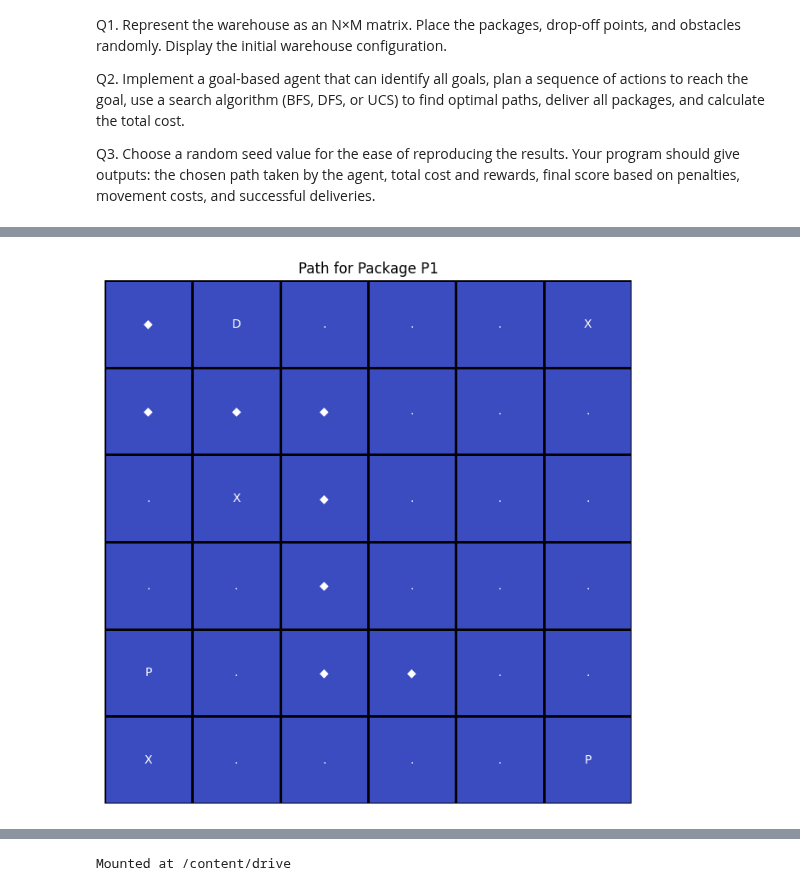
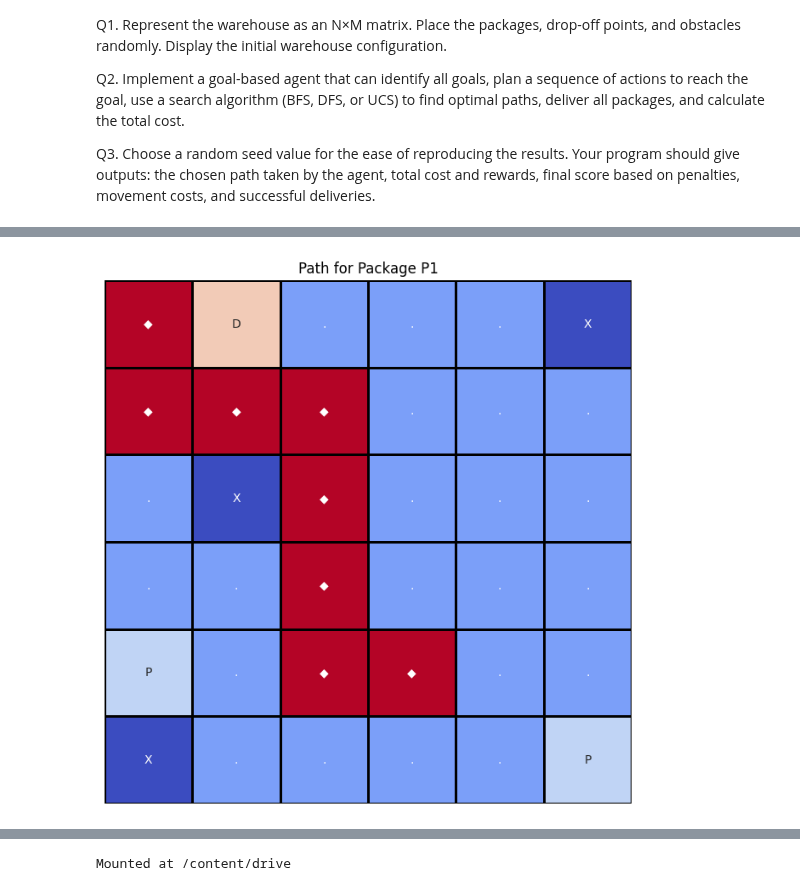
Before and after one commit to gauravraidata/IITJ-projects, a Jupyter notebook: AI_assignment_1.ipynb, the cells around one changed output, grey strips where cells are left out. Drawn from its saved outputs; the diff is of its cells as text; code cells hidden in the pictures.

```diff
--- a/AI_assignment_1.ipynb
+++ b/AI_assignment_1.ipynb
@@ -78,12 +78,27 @@ class WarehouseAgent:
         return warehouse, package_locations, dropoff_locations, obstacles
 
     def display_warehouse(self):
+        # Create a numeric representation of the warehouse for heatmap visualization
+        numeric_warehouse = np.zeros((self.N, self.M))
+        for x in range(self.N):
+            for y in range(self.M):
+                if self.warehouse[x, y] == 'X':  # Obstacles
+                    numeric_warehouse[x, y] = -1
+                elif self.warehouse[x, y].startswith('P'):  # Packages
+                    numeric_warehouse[x, y] = 1
+                elif self.warehouse[x, y].startswith('D'):  # Drop-offs
+                    numeric_warehouse[x, y] = 2
+                elif self.warehouse[x, y] == 'S':  # Start position
+                    numeric_warehouse[x, y] = 3
+
         plt.figure(figsize=(8, 8))
-        sns.heatmap(np.zeros_like(self.warehouse, dtype=float), annot=self.warehouse, cmap='coolwarm', cbar=False, linewidths=1, linecolor='black', fmt='')
+        sns.heatmap(numeric_warehouse, annot=self.warehouse, cmap='coolwarm', cbar=False,
+                    linewidths=1, linecolor='black', fmt='')
         plt.xticks([])
         plt.yticks([])
         plt.title("Warehouse Layout")
         plt.show()
+
 
     def bfs_search(self, start, goal):
         queue = Queue()
@@ -91,8 +106,6 @@ class WarehouseAgent:
         visited = set()
         paths_explored = 0
         explored_nodes = []
-        penalty_cost = 0
-        penalty_coordinates = []
 
         while not queue.empty():
             (x, y), path = queue.get()
@@ -100,7 +113,7 @@ class WarehouseAgent:
             explored_nodes.append((x, y))
 
             if (x, y) == goal:
-                return path + [(x, y)], paths_explored, explored_nodes, penalty_cost, penalty_coordinates
+                return path + [(x, y)], paths_explored, explored_nodes
 
             if (x, y) in visited:
                 continue
@@ -109,22 +122,37 @@ class WarehouseAgent:
             for dx, dy in [(-1, 0), (1, 0), (0, -1), (0, 1)]:
                 nx, ny = x + dx, y + dy
                 if 0 <= nx < self.N and 0 <= ny < self.M:
-                    if (nx, ny) in self.obstacles:
-                        self.penalty += 5
-                        penalty_cost += 5
-                        penalty_coordinates.append((nx, ny))
-                    elif (nx, ny) not in visited:
-                        queue.put(((nx, ny), path + [(x, y)]))
+                    # Skip obstacle cells to avoid penalty.
+                    if (nx, ny) in self.obstacles or (nx, ny) in visited:
+                        continue
+                    queue.put(((nx, ny), path + [(x, y)]))
 
-        return [], paths_explored, explored_nodes, penalty_cost, penalty_coordinates
+        return [], paths_explored, explored_nodes
 
     def display_path(self, path, package_num):
+        # Create a copy of the warehouse layout to add path markers
         temp_warehouse = np.copy(self.warehouse)
         for x, y in path:
-            temp_warehouse[x, y] = '◆'
+            temp_warehouse[x, y] = '◆'  # Mark the path with a special symbol
+
+        # Create a numeric representation of the warehouse for heatmap visualization
+        numeric_temp_warehouse = np.zeros((self.N, self.M))
+        for x in range(self.N):
+            for y in range(self.M):
+                if temp_warehouse[x, y] == 'X':  # Obstacles
+                    numeric_temp_warehouse[x, y] = -1
+                elif temp_warehouse[x, y].startswith('P'):  # Packages
+                    numeric_temp_warehouse[x, y] = 1
+                elif temp_warehouse[x, y].startswith('D'):  # Drop-offs
+                    numeric_temp_warehouse[x, y] = 2
+                elif temp_warehouse[x, y] == 'S':  # Start position
+                    numeric_temp_warehouse[x, y] = 3
+                elif temp_warehouse[x, y] == '◆':  # Path markers
+                    numeric_temp_warehouse[x, y] = 4
 
         plt.figure(figsize=(8, 8))
-        sns.heatmap(np.zeros_like(temp_warehouse, dtype=float), annot=temp_warehouse, cmap='coolwarm', cbar=False, linewidths=1, linecolor='black', fmt='')
+        sns.heatmap(numeric_temp_warehouse, annot=temp_warehouse, cmap='coolwarm', cbar=False,
+                    linewidths=1, linecolor='black', fmt='')
         plt.xticks([])
         plt.yticks([])
         plt.title(f"Path for Package P{package_num}")
@@ -140,25 +168,26 @@ class WarehouseAgent:
             pickup = self.packages[i]
             dropoff = self.dropoffs[i]
 
-            path_to_pickup, explored_pickup, explored_nodes_pickup, penalty_pickup, penalty_coords_pickup = self.bfs_search(self.start, pickup)
-            path_to_dropoff, explored_dropoff, explored_nodes_dropoff, penalty_dropoff, penalty_coords_dropoff = self.bfs_search(pickup, dropoff)
+            # Find path to pickup location
+            path_to_pickup, explored_pickup, explored_nodes_pickup = self.bfs_search(self.start, pickup)
+
+            # Find path to dropoff location
+            path_to_dropoff, explored_dropoff, explored_nodes_dropoff = self.bfs_search(pickup, dropoff)
 
             total_paths_explored += explored_pickup + explored_dropoff
 
-
-            total_penalty_per_package[f'P{i+1}'] = {
-                "penalty_cost": penalty_pickup + penalty_dropoff,
-                "penalty_coordinates": penalty_coords_pickup + penalty_coords_dropoff
-            }
+            # Calculate penalties (if any)
+            penalty_cost = 0
+            penalty_coordinates = []
 
             if path_to_pickup and path_to_dropoff:
                 steps = len(path_to_pickup) + len(path_to_dropoff)
                 self.steps_taken += steps
                 self.total_cost += steps
-                self.reward += 10
-                self.start = dropoff
+                self.reward += 10  # Reward for successful delivery
+                self.start = dropoff  # Update start position after delivery
 
-
+                # Combine paths and remove duplicates
                 final_path = []
                 visited_set = set()
                 for coord in path_to_pickup + path_to_dropoff:
@@ -171,11 +200,19 @@ class WarehouseAgent:
                 print(f"Paths Explored: {explored_pickup + explored_dropoff}")
                 print(f"Explored Coordinates: {explored_nodes_pickup + explored_nodes_dropoff}")
                 print(f"Selected Path (No Duplicates): {final_path}")
-                print(f"Penalty Incurred: {penalty_pickup + penalty_dropoff}")
-                print(f"Penalty Coordinates: {penalty_coords_pickup + penalty_coords_dropoff}")
+                print(f"Penalty Incurred: {penalty_cost}")
+                print(f"Penalty Coordinates: {penalty_coordinates}")
 
+                # Store penalty details per package
+                total_penalty_per_package[f'P{i+1}'] = {
+                    "penalty_cost": penalty_cost,
+                    "penalty_coordinates": penalty_coordinates
+                }
+
+                # Display the path visually
                 self.display_path(final_path, i+1)
 
+        # Calculate final score
         final_score = self.reward - self.total_cost - self.penalty
         print("\nTotal Steps Taken:", self.steps_taken)
         print("Total Cost:", self.total_cost)
@@ -184,12 +221,14 @@ class WarehouseAgent:
         print("Total Paths Explored:", total_paths_explored)
         print("Final Score:", final_score)
 
+        # Print penalty details per package
         print("\nPenalty Details Per Package:")
         for pkg, details in total_penalty_per_package.items():
             print(f"{pkg}: Penalty = {details['penalty_cost']}, Coordinates = {details['penalty_coordinates']}")
 
 
 
+
 if __name__ == "__main__":
     agent = WarehouseAgent(N=6, M=6, P=3, O=3)
     agent.run()
@@ -205,4 +244,4 @@ Penalty Coordinates: [(2, 1), (2, 1), (2, 1), (2, 1), (0, 5), (5, 0), (2, 1), (0
-[figure, old version]
+[figure, new version]
 Path for P2 (Pickup: (5, 5) -> Dropoff: (0, 0)):
 Steps Taken: 14
 Paths Explored: 77
```
Also changed, not shown: parts of 2 cells of this notebook.
